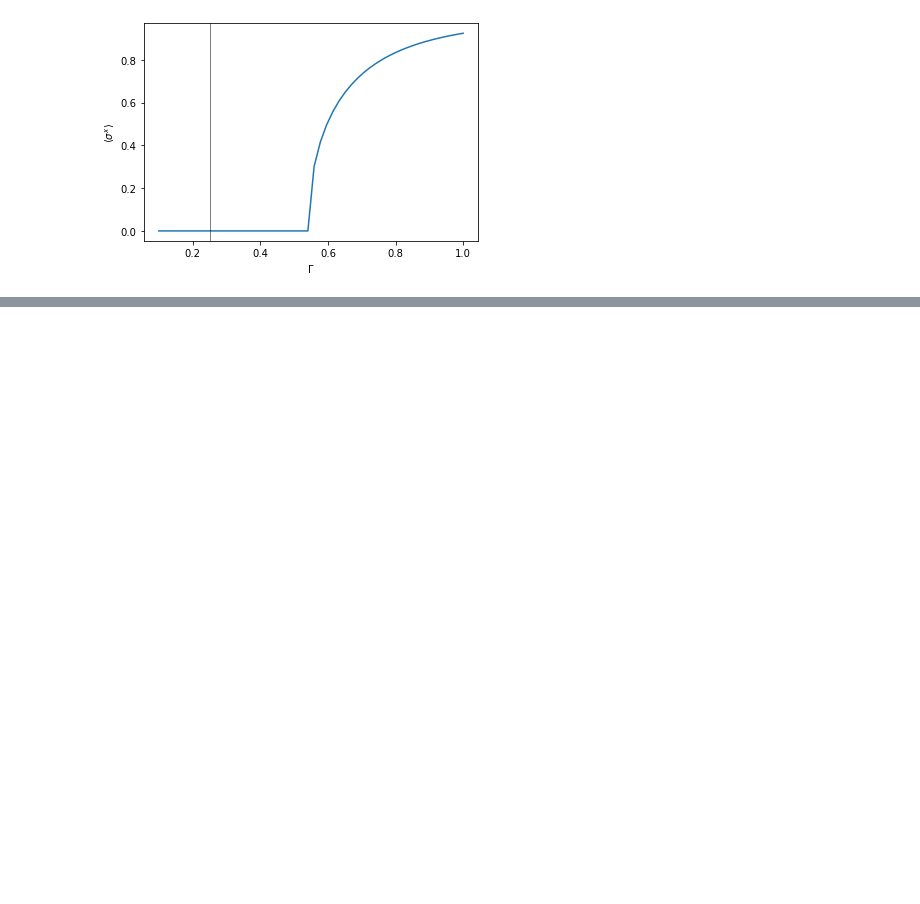
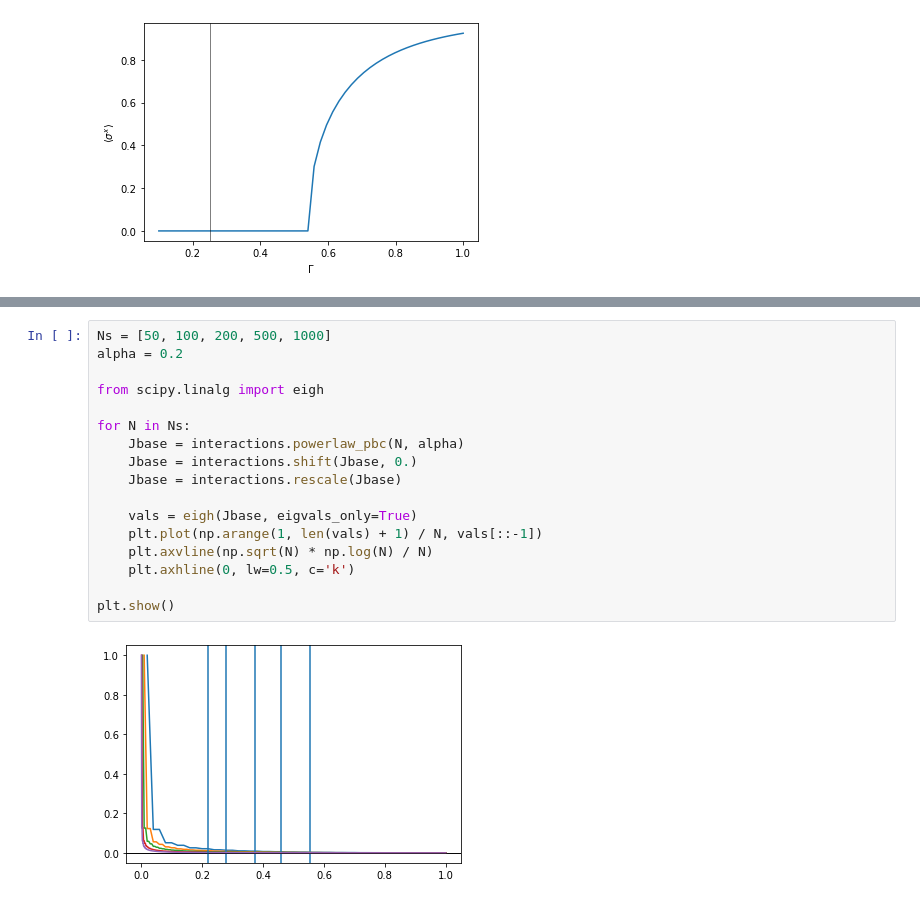
Before and after one commit to chuan97/long-range-ising, a Jupyter notebook: test.ipynb, the cells around one changed output, grey strips where cells are left out. Drawn from its saved outputs; the diff is of its cells as text; blank space fills up the shorter version.

```diff
--- a/test.ipynb
+++ b/test.ipynb
@@ -184,0 +179,19 @@ plt.plot(alphas, crit_exp, lw=0, marker='o')
+# %%
+Ns = [50, 100, 200, 500, 1000]
+alpha = 0.2
+
+from scipy.linalg import eigh
+
+for N in Ns:
+    Jbase = interactions.powerlaw_pbc(N, alpha)
+    Jbase = interactions.shift(Jbase, 0.)
+    Jbase = interactions.rescale(Jbase)
+
+    vals = eigh(Jbase, eigvals_only=True)
+    plt.plot(np.arange(1, len(vals) + 1) / N, vals[::-1])
+    plt.axvline(np.sqrt(N) * np.log(N) / N)
+    plt.axhline(0, lw=0.5, c='k')
+
+plt.show()
+# %% [output]
+[figure, added]
```
Also changed, not shown: parts of 5 cells of this notebook, 8 other files.
